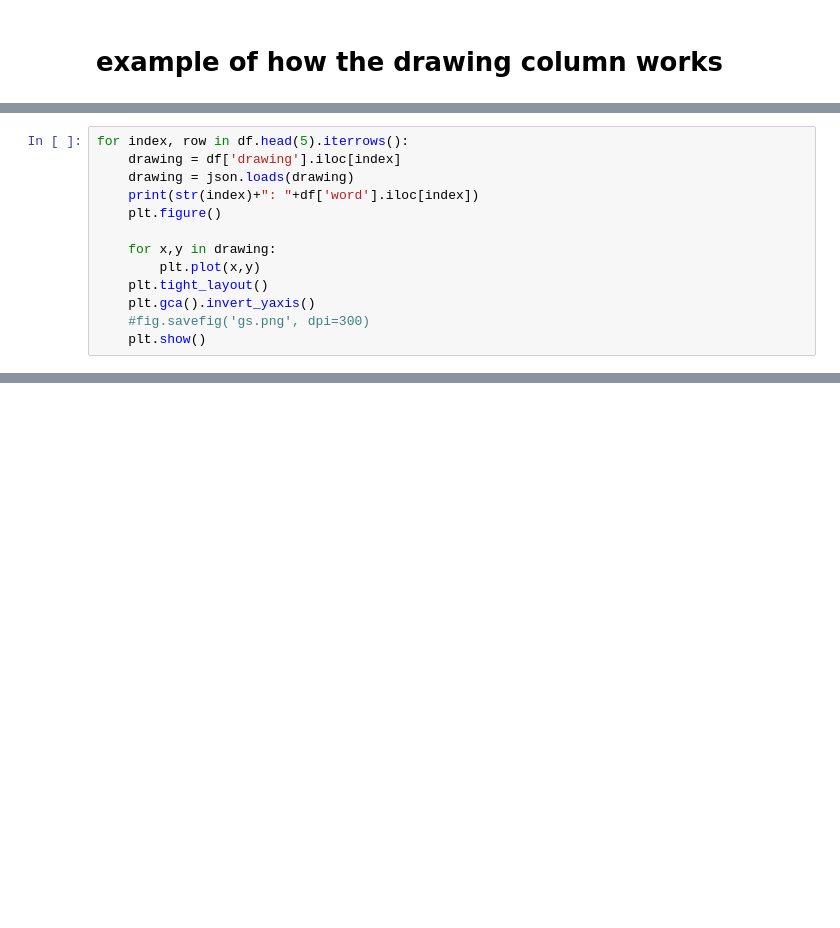
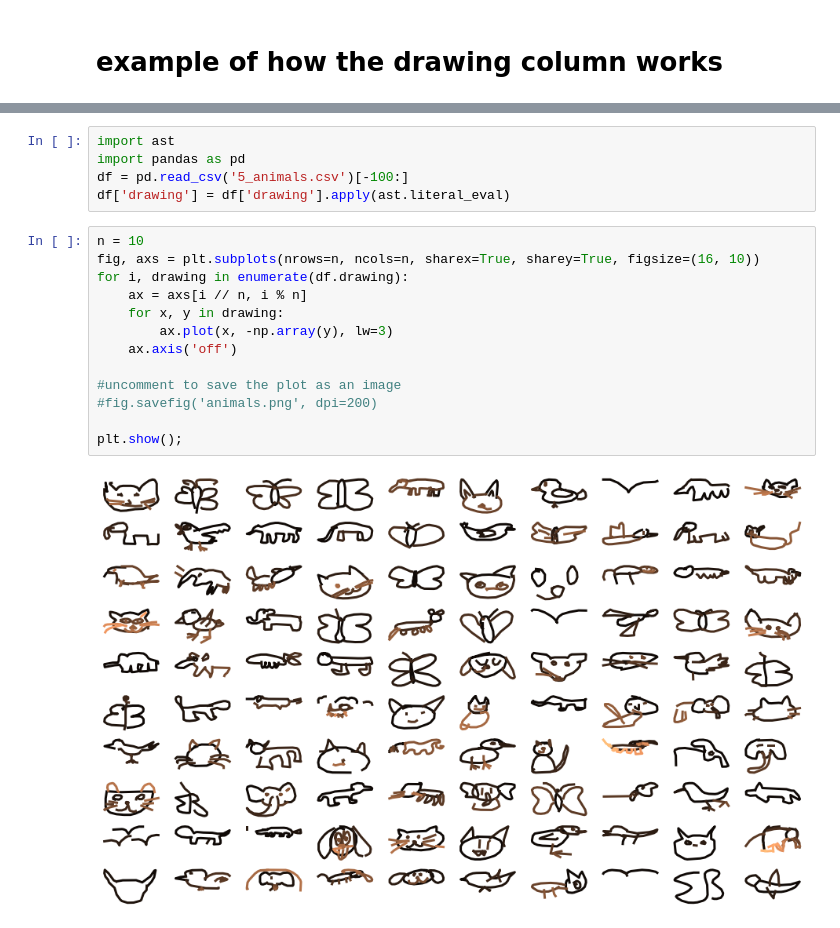
Before and after one commit to ibenbr/QuickDraw-Project, a Jupyter notebook: 5_Categories/Visualising_Images.ipynb, the cells around one changed output, grey strips where cells are left out. Saved outputs shown, nothing was run; the diff lists cells and outputs as text; blank space fills up the shorter version.

Commit message:
Cleaner way of visualising the images

```diff
--- a/5_Categories/Visualising_Images.ipynb
+++ b/5_Categories/Visualising_Images.ipynb
@@ -10,13 +9,0 @@ df = pd.read_csv('5_animals.csv')
-# %%
-for index, row in df.head(5).iterrows():
-    drawing = df['drawing'].iloc[index]
-    drawing = json.loads(drawing)
-    print(str(index)+": "+df['word'].iloc[index])
-    plt.figure()
-
-    for x,y in drawing:
-        plt.plot(x,y)
-    plt.tight_layout()
-    plt.gca().invert_yaxis()
-    #fig.savefig('gs.png', dpi=300)
-    plt.show()
@@ -33,0 +10,20 @@ for index, row in df.head(5).iterrows():
+# %%
+import ast
+import pandas as pd
+df = pd.read_csv('5_animals.csv')[-100:]
+df['drawing'] = df['drawing'].apply(ast.literal_eval)
+# %%
+n = 10
+fig, axs = plt.subplots(nrows=n, ncols=n, sharex=True, sharey=True, figsize=(16, 10))
+for i, drawing in enumerate(df.drawing):
+    ax = axs[i // n, i % n]
+    for x, y in drawing:
+        ax.plot(x, -np.array(y), lw=3)
+    ax.axis('off')
+
+#uncomment to save the plot as an image
+#fig.savefig('animals.png', dpi=200)
+
+plt.show();
+# %% [output]
+[figure, added]
```
Also changed, not shown: parts of 3 cells of this notebook, 1 other file.
